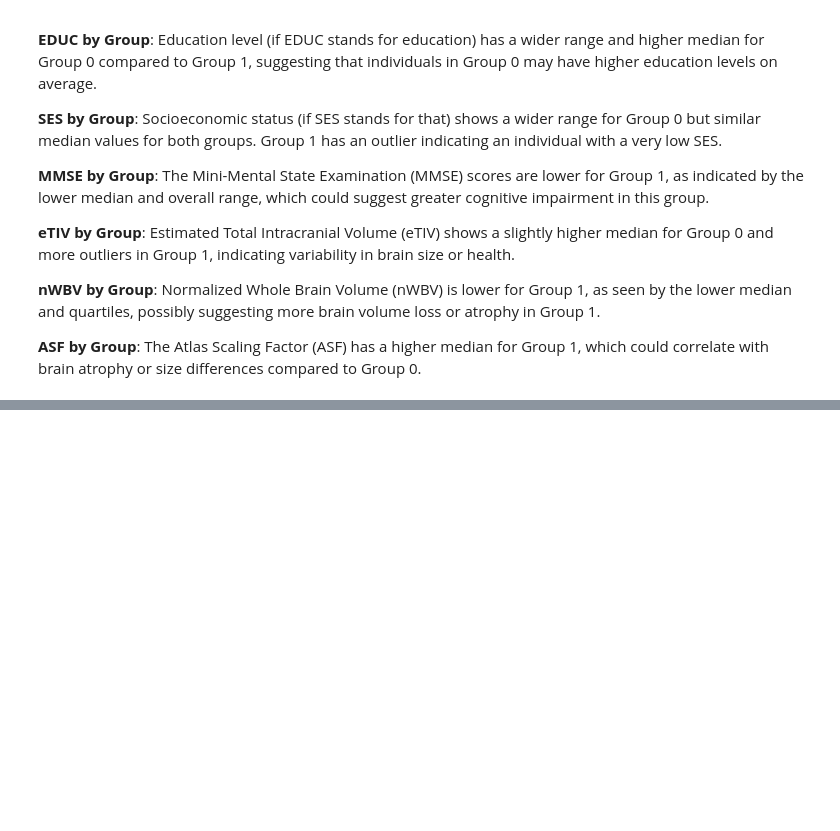
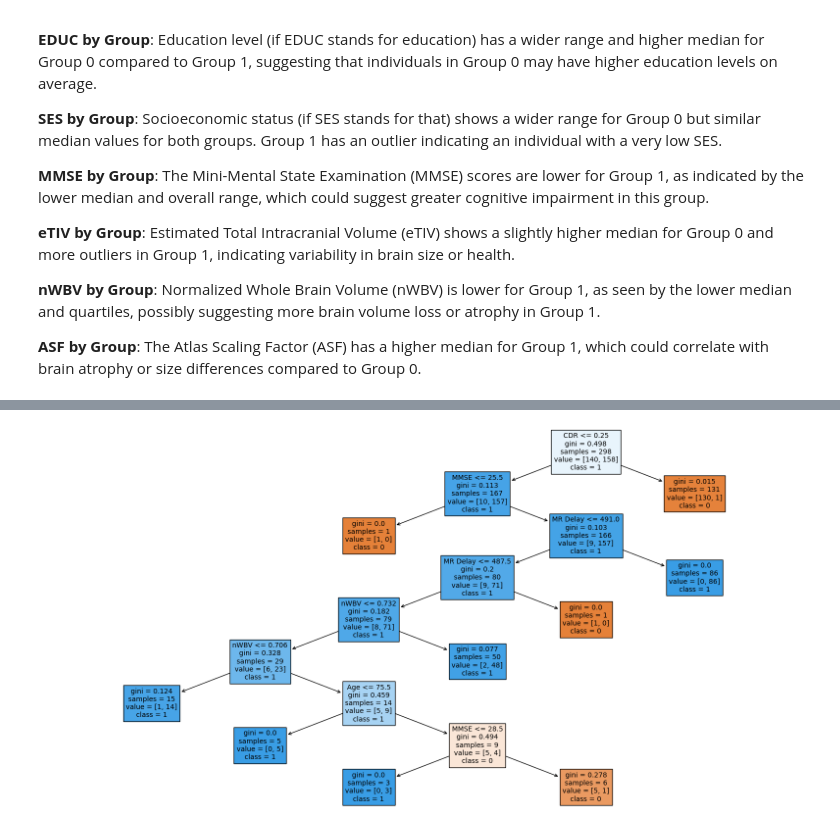
Before and after one commit to Redback-Operations/redback-senior-tech, a Jupyter notebook: Data Science/Alzeimer's Prediction/prediction_model_1.ipynb, the cells around one changed output, grey strips where cells are left out. Cells and saved outputs as stored; diff of their text form; code cells hidden in the pictures; blank space fills up the shorter version.

```diff
--- a/Data Science/Alzeimer's Prediction/prediction_model_1.ipynb
+++ b/Data Science/Alzeimer's Prediction/prediction_model_1.ipynb
@@ -160,0 +150,76 @@ plt.show()
+# %%
+import numpy as np
+from sklearn.tree import DecisionTreeClassifier
+from sklearn.model_selection import train_test_split, KFold
+from sklearn.metrics import accuracy_score, confusion_matrix, classification_report
+from sklearn.tree import plot_tree
+import matplotlib.pyplot as plt
+
+# Assuming 'cleaned' is your preprocessed DataFrame
+cleaned['Group'] = cleaned['Group'].astype('category')
+Y = cleaned['Group']
+X = cleaned.drop(['Group', 'Subject ID', 'MRI ID', 'Hand','Visit'], axis=1)
+
+# Splitting the dataset into training and testing sets (for final evaluation)
+X_train, X_test, y_train, y_test = train_test_split(X, Y, test_size=0.2, random_state=42)
+
+# Initialize K-Fold for cross-validation
+kf = KFold(n_splits=5, shuffle=True, random_state=42)
+
+# List to store the optimal ccp_alpha values from each fold
+opt_cp = []
+
+for train_index, val_index in kf.split(X_train):
+    X_train_k, X_val_k = X_train.iloc[train_index], X_train.iloc[val_index]
+    y_train_k, y_val_k = y_train.iloc[train_index], y_train.iloc[val_index]
+
+    # Train the Decision Tree model on the training split
+    tree_model = DecisionTreeClassifier(random_state=42)
+    tree_model.fit(X_train_k, y_train_k)
+
+    # Evaluate the model on the validation split
+    y_pred_val = tree_model.predict(X_val_k)
+    accuracy_val = accuracy_score(y_val_k, y_pred_val)
+
+    # Get the best ccp_alpha value that minimizes cross-validation error
+    path = tree_model.cost_complexity_pruning_path(X_train_k, y_train_k)
+    ccp_alphas, impurities = path.ccp_alphas, path.impurities
+    tree_models = [DecisionTreeClassifier(random_state=42, ccp_alpha=ccp_alpha).fit(X_train_k, y_train_k) for ccp_alpha in ccp_alphas]
+    accuracies = [accuracy_score(y_val_k, model.predict(X_val_k)) for model in tree_models]
+    best_ccp_alpha = ccp_alphas[np.argmax(accuracies)]
+    opt_cp.append(best_ccp_alpha)
+
+# Average the optimal ccp_alpha values and train a new model on the full training set
+average_ccp_alpha = np.mean(opt_cp)
+final_tree_model = DecisionTreeClassifier(random_state=42, ccp_alpha=average_ccp_alpha)
+final_tree_model.fit(X_train, y_train)
+
+# Predict on the test set and evaluate
+y_pred_test = final_tree_model.predict(X_test)
+accuracy_test = accuracy_score(y_test, y_pred_test)
+conf_matrix = confusion_matrix(y_test, y_pred_test)
+classification_rep = classification_report(y_test, y_pred_test)
+
+y_pred_train = final_tree_model.predict(X_train)
+accuracy_train = accuracy_score(y_train, y_pred_train)
+conf_matrix_train = confusion_matrix(y_train, y_pred_train)
+classification_rep_train = classification_report(y_train, y_pred_train)
+
+print("Training Data Evaluation")
+print(f"Training Model Accuracy: {accuracy_train}")
+print("Confusion Matrix on Training Data:")
+print(conf_matrix_train)
+print("Classification Report on Training Data:")
+print(classification_rep_train)
+
+print(f"Final Model Accuracy: {accuracy_test}")
+print("Confusion Matrix:")
+print(conf_matrix)
+print("Classification Report:")
+print(classification_rep)
+
+# Plotting the decision tree
+plt.figure(figsize=(20,10))
+plot_tree(final_tree_model, filled=True, feature_names=X.columns, class_names=np.unique(y_train).astype(str), fontsize=10)
+plt.show()
+# %% [output]
@@ -160,0 +243 @@ plt.show()
+[figure, added]
```
Also changed, not shown: parts of 13 cells of this notebook.
